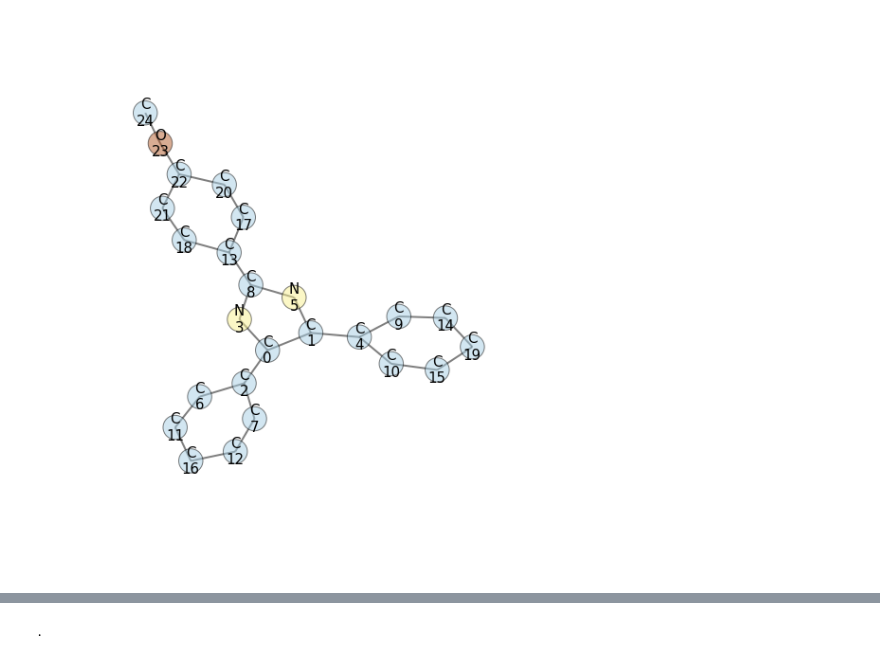
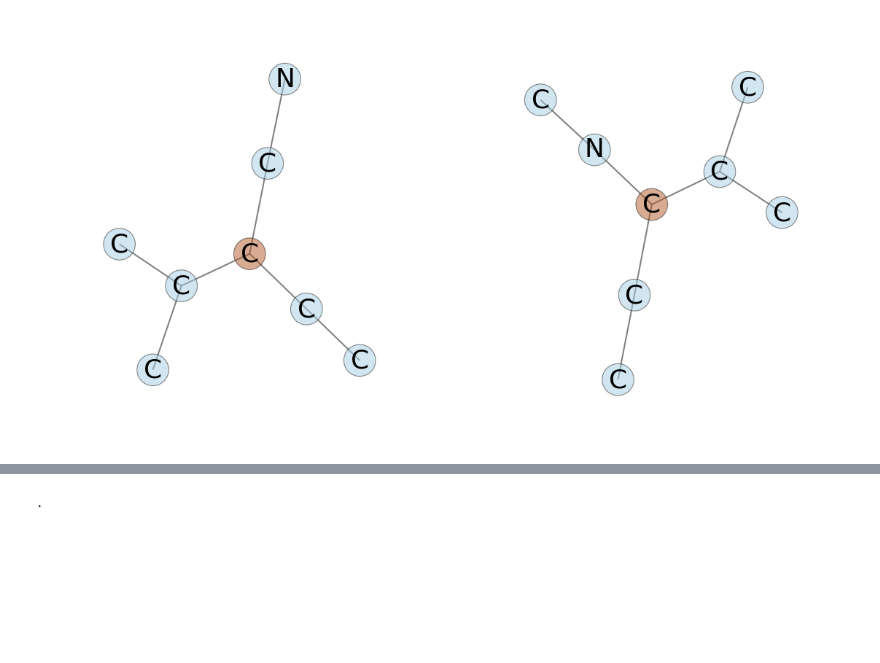
Before and after one commit to fabriziocosta/GraphLearn_examples, a Jupyter notebook: Grammar.ipynb, the cells around one changed output, grey strips where cells are left out. Cells and saved outputs as stored; diff of their text form; code cells hidden in the pictures; blank space fills up the shorter version.

```diff
--- a/Grammar.ipynb
+++ b/Grammar.ipynb
@@ -68,9 +107,9 @@ import  graphlearn.utils.draw as draw
 import  graphlearn.graph as tools
 
 print 'We work on this graph'
-draw.graphlearn(graph, size=10, secondary_vertex_label='ID',
-                   colormap='Paired', invert_colormap=False,node_border=0.5, vertex_color='_labels_',
-                   vertex_alpha=0.5, node_size=650)
+#draw.graphlearn(graph, size=10, secondary_vertex_label='ID',
+#                   colormap='Paired', invert_colormap=False,node_border=0.5, vertex_color='_labels_',
+#                   vertex_alpha=0.5, node_size=650)
 
 def show(cips):
     graphs=draw.cip_to_drawable_graph(cips)
@@ -85,24 +124,93 @@ graph.node[1]['no_root']=True
 
 cips=tools.extract_core_and_interface(1,graph,radius_list=radius_list,thickness_list=thickness_list,vectorizer=vectorizer)
 print 'no filter'
-show(cips)
+#show(cips)
 
 
 # lets do the same but with the filter
 cips=tools.extract_core_and_interface(1,graph,node_filter=tools.filter,radius_list=radius_list,thickness_list=thickness_list,vectorizer=vectorizer)
 print 'with filter: nothing should appear,,,'
-show(cips)
+#show(cips)
 
 # filter is ignoring unfiltered things:
 cips=tools.extract_core_and_interface(2,graph,node_filter=tools.filter,radius_list=radius_list,thickness_list=thickness_list,vectorizer=vectorizer)
 print 'with filter but we chose node 2 as root'
-show(cips)
+#show(cips)
 
 # no core attribute
 graph.node[1]["not_in_core"]=True
 graph.node[1].pop('no_root')
 cips=tools.extract_core_and_interface(2,graph,node_filter=tools.filter,radius_list=radius_list,thickness_list=thickness_list,vectorizer=vectorizer)
 print 'with filter but node "1" cant be part of a core, we gave 0 and 2 as radius list and only radius 2 will show up'
-show(cips)
+#show(cips)
+
+
+#thesis
+
+graphs=draw.cip_to_drawable_graph(cips)
+graphs[2].node[3]['label']='C'
+g=graphs[2].copy()
+
+g.node[6]['label']="N"
+graphs[2].node[11]['label']='N'
+
+for e in range(10):
+    draw.graphlearn([graphs[2],g], size=10,font_size=36,# secondary_vertex_label='ID',
+                   colormap='Paired', invert_colormap=False,node_border=0.5,
+                   vertex_alpha=0.5, node_size=1900)
+draw.graphlearn(g, size=10,font_size=36, #secondary_vertex_label='ID',
+                   colormap='Paired', invert_colormap=False,node_border=0.5,
+                   vertex_alpha=0.5, node_size=1900)
+draw.graphlearn(graphs[2], size=10,font_size=36,# secondary_vertex_label='ID',
+                   colormap='Paired', invert_colormap=False,node_border=0.5,
+                   vertex_alpha=0.5, node_size=1900)
+
+print graphs
+
+
+'''
+# look for a goodbase graph
+graphs = get_graphs(dataset_fname, size=100)
+g=graphs.next()
+g=graphs.next()
+g=graphs.next()
+#draw.graphlearn(g, size=10,font_size=36, secondary_vertex_label='ID',
+#                   colormap='Paired', invert_colormap=False,node_border=0.5,
+#                   vertex_alpha=0.5, node_size=1900)
+
+
+
+# look 4 good cip
+cips=tools.extract_core_and_interface(6,g,node_filter=tools.filter,radius_list=radius_list,thickness_list=thickness_list,vectorizer=vectorizer)
+for i in range(6):
+    print cips[i]
+graphs=draw.cip_to_drawable_graph(cips,[g]*len(cips))
+#draw.graphlearn(graphs, n_graphs_per_line=7, size=5,secondary_vertex_label='ID',contract=False,
+#                              colormap='Paired', invert_colormap=False,node_border=1,
+#                              vertex_alpha=0.6, edge_alpha=0.2, node_size=450)
+
+
+
+#manipulate cip
+cips[3].graph.node[6]['label']='N'
+
+
+#make union
+import networkx as nx
+g3=nx.union( graphs[3], cips[3].graph ,rename=('+','-'))
+
+#wire
+def wire(g,nset=[]):
+    for n in nset:
+        z=str(n)
+        g.add_edge("+"+z,"-"+z,nesting=True,weight='.2',len=2)
+wire(g3,[0,1,2,7,4,9])
+
+for i in range(10):
+    draw.graphlearn(g3, size=10,font_size=36, #ignore_for_layout='nesting',
+                   colormap='Paired', invert_colormap=False,node_border=0.5,
+                   vertex_alpha=0.5, node_size=1900)
+
+'''
 # %% [output]
 We work on this graph
@@ -109 +221 @@ We work on this graph
-[figure, old version]
+[figure, new version]
```
Also changed, not shown: parts of 3 cells of this notebook, 2 other files.
